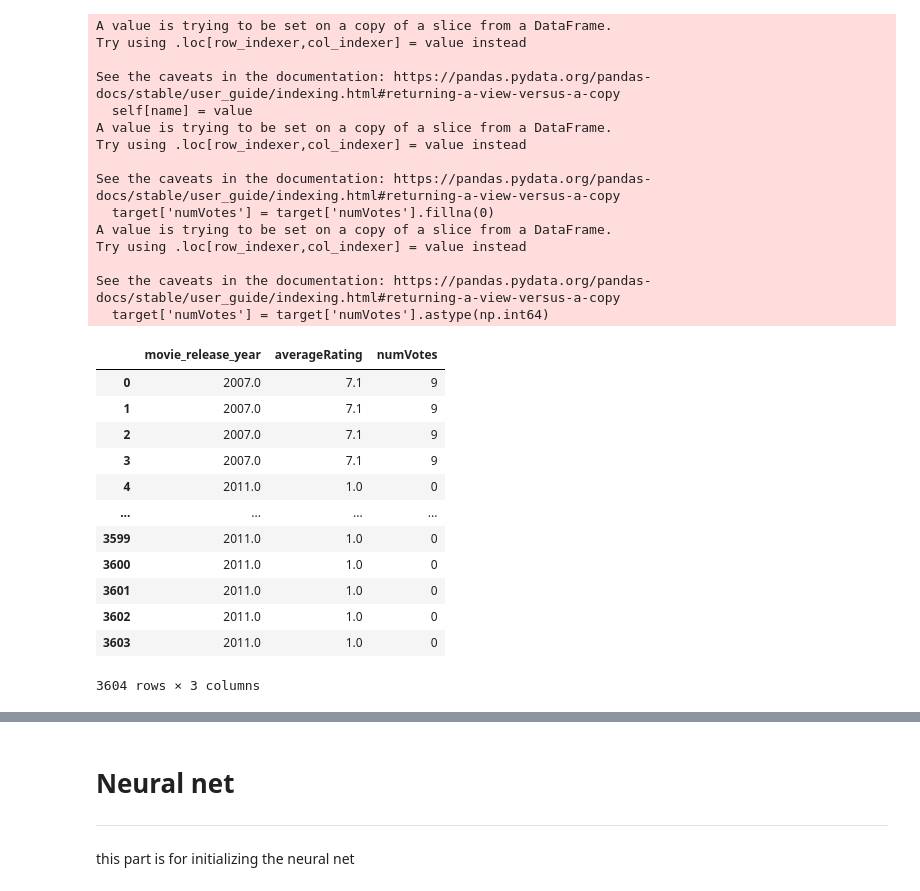
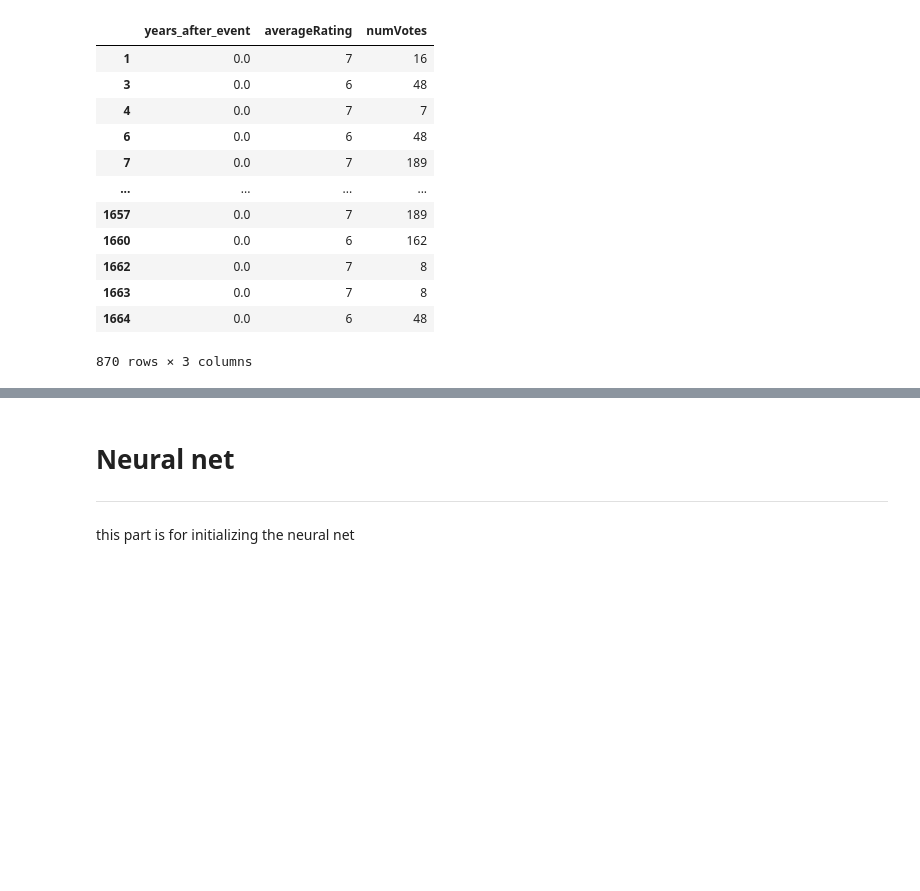
Before and after one commit to HermanHeringa/datascience-films, a Jupyter notebook: models/definitive_model.ipynb, the cells around one changed output, grey strips where cells are left out. Cells and saved outputs as stored; diff of their text form; code cells hidden in the pictures; blank space fills up the shorter version.

```diff
--- a/models/definitive_model.ipynb
+++ b/models/definitive_model.ipynb
@@ -67,42 +46,28 @@ df.head()
 # %%
 df['numVotes'] = df['numVotes'].fillna(0)
 #lastly pop our target we want
-# df['target'] = list(zip(df.movie_release_year, df.averageRating))
-target = df[['movie_release_year','averageRating','numVotes']]
+target = df[['years_after_event','averageRating','numVotes']]
 target.averageRating =  target.averageRating.fillna(1)
 target['numVotes'] = target['numVotes'].fillna(0)
 target['numVotes'] = target['numVotes'].astype(np.int64)
+target['averageRating'] = target['averageRating'].fillna(1)
+target['averageRating'] = target['averageRating'].astype(np.int64)
 
 target
 # %% [output]
+|  | years_after_event | averageRating | numVotes |
+| 1 | 0.0 | 7 | 16 |
+| 3 | 0.0 | 6 | 48 |
+| 4 | 0.0 | 7 | 7 |
+| 6 | 0.0 | 6 | 48 |
+| 7 | 0.0 | 7 | 189 |
+| ... | ... | ... | ... |
+| 1657 | 0.0 | 7 | 189 |
+| 1660 | 0.0 | 6 | 162 |
+| 1662 | 0.0 | 7 | 8 |
+| 1663 | 0.0 | 7 | 8 |
+| 1664 | 0.0 | 6 | 48 |
-A value is trying to be set on a copy of a slice from a DataFrame.
-Try using .loc[row_indexer,col_indexer] = value instead
-
-See the caveats in the documentation: https://pandas.pydata.org/pandas-docs/stable/user_guide/indexing.html#returning-a-view-versus-a-copy
-  self[name] = value
-A value is trying to be set on a copy of a slice from a DataFrame.
-Try using .loc[row_indexer,col_indexer] = value instead
-
-See the caveats in the documentation: https://pandas.pydata.org/pandas-docs/stable/user_guide/indexing.html#returning-a-view-versus-a-copy
-  target['numVotes'] = target['numVotes'].fillna(0)
-A value is trying to be set on a copy of a slice from a DataFrame.
-Try using .loc[row_indexer,col_indexer] = value instead
-
-See the caveats in the documentation: https://pandas.pydata.org/pandas-docs/stable/user_guide/indexing.html#returning-a-view-versus-a-copy
-  target['numVotes'] = target['numVotes'].astype(np.int64)
+870 rows × 3 columns
-|  | movie_release_year | averageRating | numVotes |
-| 0 | 2007.0 | 7.1 | 9 |
-| 1 | 2007.0 | 7.1 | 9 |
-| 2 | 2007.0 | 7.1 | 9 |
-| 3 | 2007.0 | 7.1 | 9 |
-| 4 | 2011.0 | 1.0 | 0 |
-| ... | ... | ... | ... |
-| 3599 | 2011.0 | 1.0 | 0 |
-| 3600 | 2011.0 | 1.0 | 0 |
-| 3601 | 2011.0 | 1.0 | 0 |
-| 3602 | 2011.0 | 1.0 | 0 |
-| 3603 | 2011.0 | 1.0 | 0 |
-3604 rows × 3 columns
 # %%
 # split genres per genre and create column per genre
 unique_genres = pd.unique(df["genres"].str.split(",", expand=True).stack())
```
Also changed, not shown: parts of 18 cells of this notebook, 44 other files.
